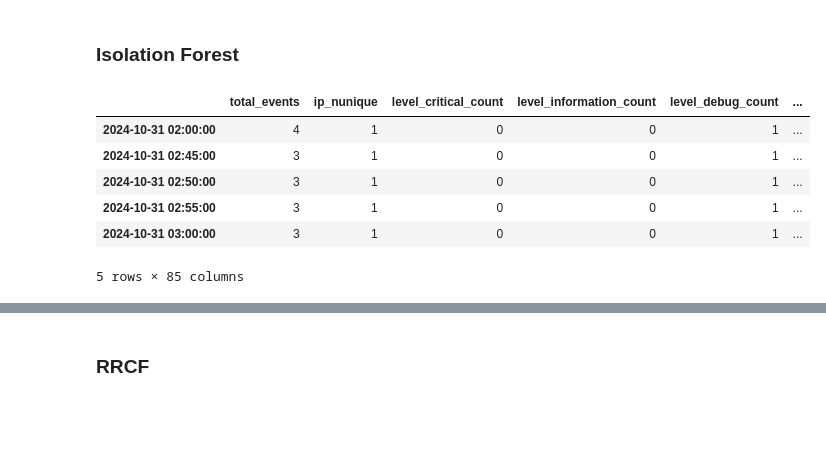
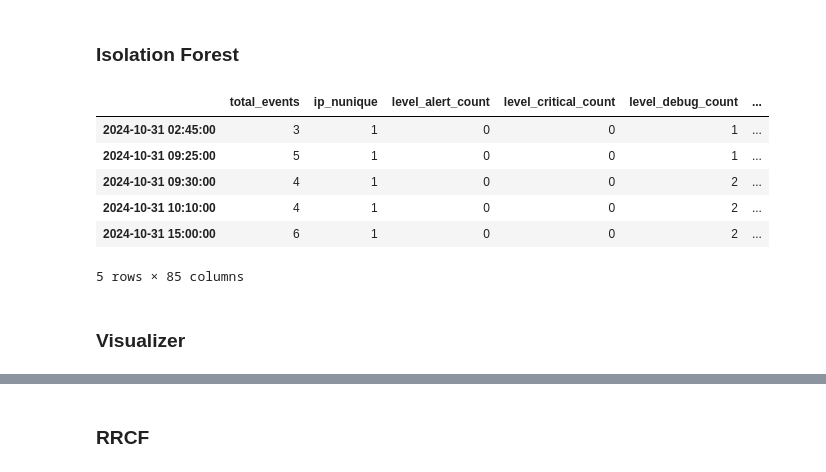
Before and after one commit to Estrategia-e-innovacion-de-TI/SLA-Analisis-logs-python, a Jupyter notebook: sla/docs/notebooks/quickstart.ipynb, the cells around one changed output, grey strips where cells are left out. Drawn from its saved outputs; the diff is of its cells as text; code cells hidden in the pictures; blank space fills up the shorter version.

```diff
--- a/sla/docs/notebooks/quickstart.ipynb
+++ b/sla/docs/notebooks/quickstart.ipynb
@@ -75,22 +75,24 @@ rolling_logs.head()
 # %%
 import sla.detectors
 
 X_train = rolling_logs
 
-if_detector = sla.detectors.IsolationForestDetector(n_estimators=100, random_state=42)
+if_detector = sla.detectors.IsolationForestDetector(n_estimators=100, random_state=42, contamination=0.01)
 if_detector.fit(X_train)
 predictions = if_detector.predict(X_train)
 scores = if_detector.decision_function(X_train)
 anomalies = if_detector.get_anomalies(X_train)
 proba = if_detector.predict_proba(X_train)
 
 
 anomalies.head()
 # %% [output]
-|  | total_events | ip_nunique | level_critical_count | level_information_count | level_debug_count | ... |
-| 2024-10-31 02:00:00 | 4 | 1 | 0 | 0 | 1 | ... |
+|  | total_events | ip_nunique | level_alert_count | level_critical_count | level_debug_count | ... |
 | 2024-10-31 02:45:00 | 3 | 1 | 0 | 0 | 1 | ... |
-| 2024-10-31 02:50:00 | 3 | 1 | 0 | 0 | 1 | ... |
-| 2024-10-31 02:55:00 | 3 | 1 | 0 | 0 | 1 | ... |
-| 2024-10-31 03:00:00 | 3 | 1 | 0 | 0 | 1 | ... |
+| 2024-10-31 09:25:00 | 5 | 1 | 0 | 0 | 1 | ... |
+| 2024-10-31 09:30:00 | 4 | 1 | 0 | 0 | 2 | ... |
+| 2024-10-31 10:10:00 | 4 | 1 | 0 | 0 | 2 | ... |
+| 2024-10-31 15:00:00 | 6 | 1 | 0 | 0 | 2 | ... |
 5 rows × 85 columns
+# %% [markdown]
+### Visualizer
```
Also changed, not shown: parts of 11 cells of this notebook, 2 other files.
